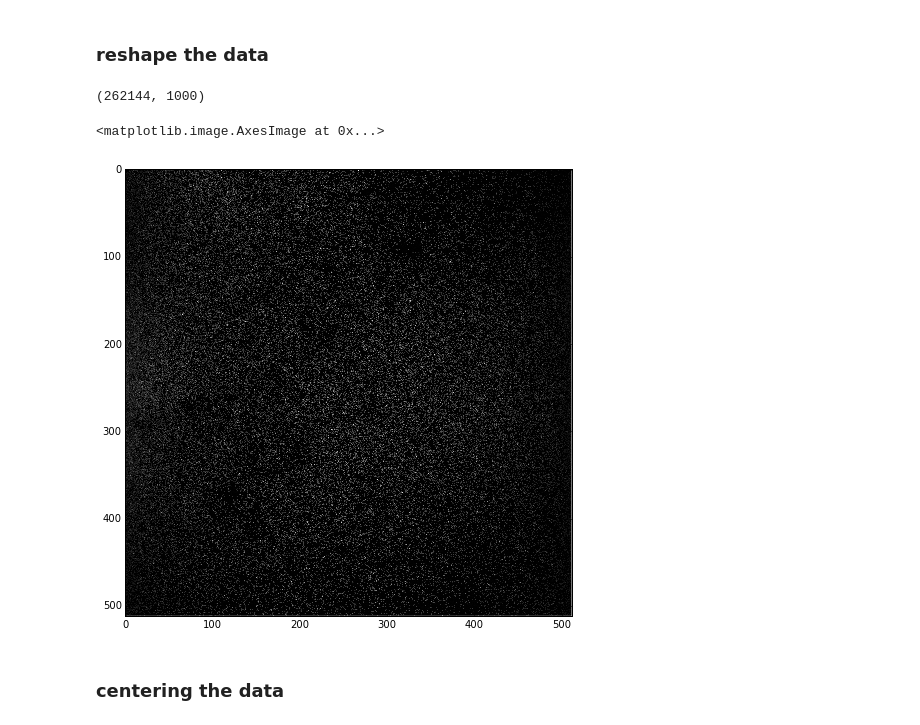
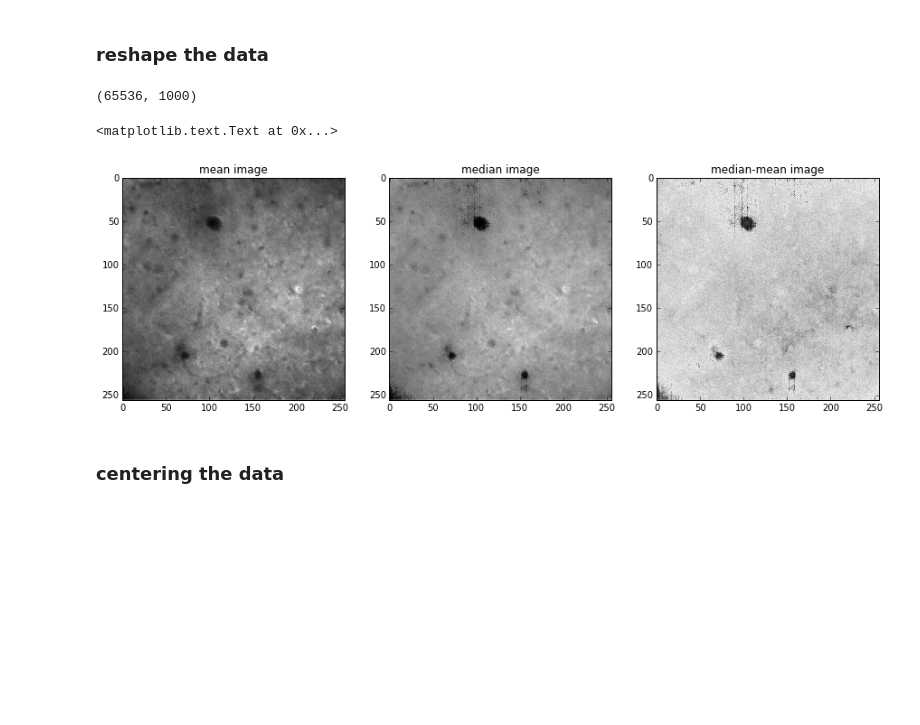
Before and after one commit to michigraber/neuralyzer, a Jupyter notebook: notebooks/dev/Pnev2014_GreedyInit.ipynb, the cells around one changed output. Drawn from its saved outputs; the diff is of its cells as text; code cells hidden in the pictures; blank space fills up the shorter version.

Commit message:
outsourced some code and added correlation image experiments ..

```diff
--- a/notebooks/dev/Pnev2014_GreedyInit.ipynb
+++ b/notebooks/dev/Pnev2014_GreedyInit.ipynb
@@ -14,6 +14,8 @@ plt.rcParams['image.cmap'] = 'gray'
 plt.rcParams['image.interpolation'] = 'none'
 plt.rcParams['figure.figsize'] = (8,8)
 # %%
-datafile = '/Users/michael/coding/RIKEN/data/140316/data5/data2/Image_0001_0001_channel0_13000_14000.tif'
+#datafile = '/Users/michael/coding/RIKEN/data/140316/data5/data2/Image_0001_0001_channel0_13000_14000.tif'
+#datafile = '/home/michael/datac/140316/data5/data2/Image_0001_0001_channel0.tif'
+datafile = '/home/michael/datac/140316/data5/data2/Image_0001_0001_channel1_testdata.tif'
 data = neuralyzer.get_data(datafile)
 # %% [output]
@@ -54,12 +30,19 @@ datashape = data.shape
 data = data.reshape((data.shape[0], data.shape[1]*data.shape[2])).T
 data.shape
 # %% [output]
-(262144, 1000)
+(65536, 1000)
-# %%
-# image at timepoint 0
-plt.imshow(data[:,0].reshape((512, 512)))
-# %% [output]
-<matplotlib.image.AxesImage at 0x...>
-[figure, removed]
+# %%
+fig, ax = plt.subplots(nrows=1, ncols=3, figsize=(15, 6))
+meanim = np.mean(data, axis=1).reshape(256,256)
+ax[0].imshow(meanim)
+ax[0].set_title('mean image')
+medianim = np.median(data, axis=1).reshape(256,256)
+ax[1].imshow(medianim)
+ax[1].set_title('median image')
+ax[2].imshow(medianim-meanim)
+ax[2].set_title('median-mean image')
+# %% [output]
+<matplotlib.text.Text at 0x...>
+[figure, added]
 # %% [markdown]
 ### centering the data
```
Also changed, not shown: parts of 21 cells of this notebook.
